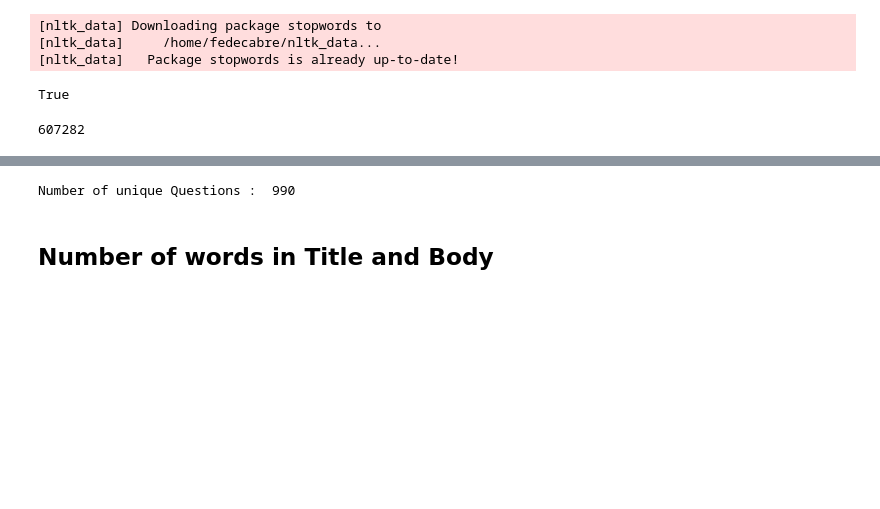
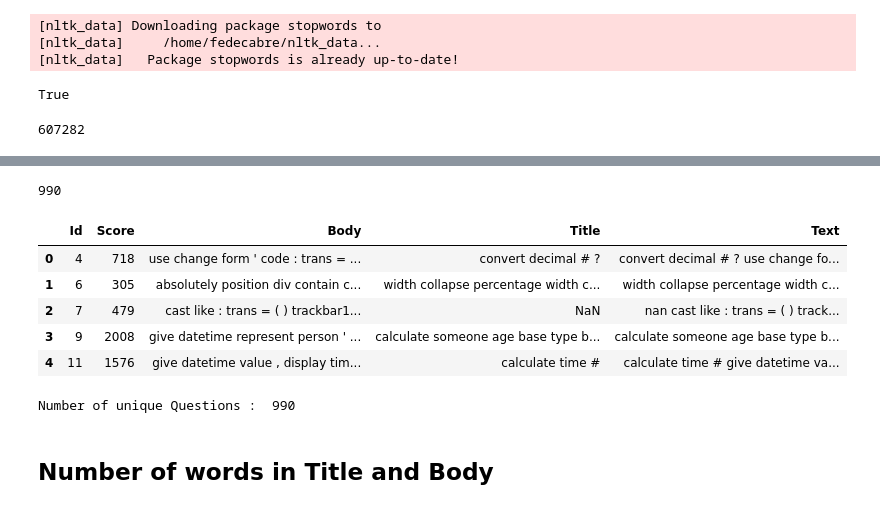
Before and after one commit to fedecabre/P5_StackOverflow, a Jupyter notebook: P5_3_notebook_models.ipynb, the cells around one changed output, grey strips where cells are left out. Cells and saved outputs as stored; diff of their text form; code cells hidden in the pictures; blank space fills up the shorter version.

```diff
--- a/P5_3_notebook_models.ipynb
+++ b/P5_3_notebook_models.ipynb
@@ -93,24 +82,33 @@ True
 # %%
 questions = pd.read_csv("input/Questions.csv", encoding = "ISO-8859-1")
 print(len(questions))
 display(questions.head(5))
 
 dtypes_questions = {'Id':'int32', 'Score': 'int16', 'Title': 'str', 'Body': 'str', 'Text': 'str'}
 
 df_questions = pd.read_csv('df_questions_fullclean.csv',
                            usecols=['Id', 'Score', 'Title', 'Body','Text'],
                            encoding = "utf-8",
                            dtype=dtypes_questions,
-                           nrows=10000
+                           nrows=1000
                           )
+print(len(df_questions))
+display(df_questions.head(5))
 # %% [output]
 607282
 |  | Id | OwnerUserId | CreationDate | Score | Title | Body |
 | 0 | 469 | 147.0 | 2008-08-02T15:11:16Z | 21 | How can I find the full path to a... | <p>I am using the Photoshop's jav... |
 | 1 | 502 | 147.0 | 2008-08-02T17:01:58Z | 27 | Get a preview JPEG of a PDF on Wi... | <p>I have a cross-platform (Pytho... |
 | 2 | 535 | 154.0 | 2008-08-02T18:43:54Z | 40 | Continuous Integration System for... | <p>I'm starting work on a hobby p... |
 | 3 | 594 | 116.0 | 2008-08-03T01:15:08Z | 25 | cx_Oracle: How do I iterate over ... | <p>There are several ways to iter... |
 | 4 | 683 | 199.0 | 2008-08-03T13:19:16Z | 28 | Using 'in' to match an attribute ... | <p>I don't remember whether I was... |
+990
+|  | Id | Score | Body | Title | Text |
+| 0 | 4 | 718 | use change form ' code : trans = ... | convert decimal # ? | convert decimal # ? use change fo... |
+| 1 | 6 | 305 | absolutely position div contain c... | width collapse percentage width c... | width collapse percentage width c... |
+| 2 | 7 | 479 | cast like : trans = ( ) trackbar1... | NaN | nan cast like : trans = ( ) track... |
+| 3 | 9 | 2008 | give datetime represent person ' ... | calculate someone age base type b... | calculate someone age base type b... |
+| 4 | 11 | 1576 | give datetime value , display tim... | calculate time # | calculate time # give datetime va... |
 # %%
 print("Number of unique Questions : ", df_questions['Id'].nunique())
 # %% [output]
```
Also changed, not shown: parts of 11 cells of this notebook.
